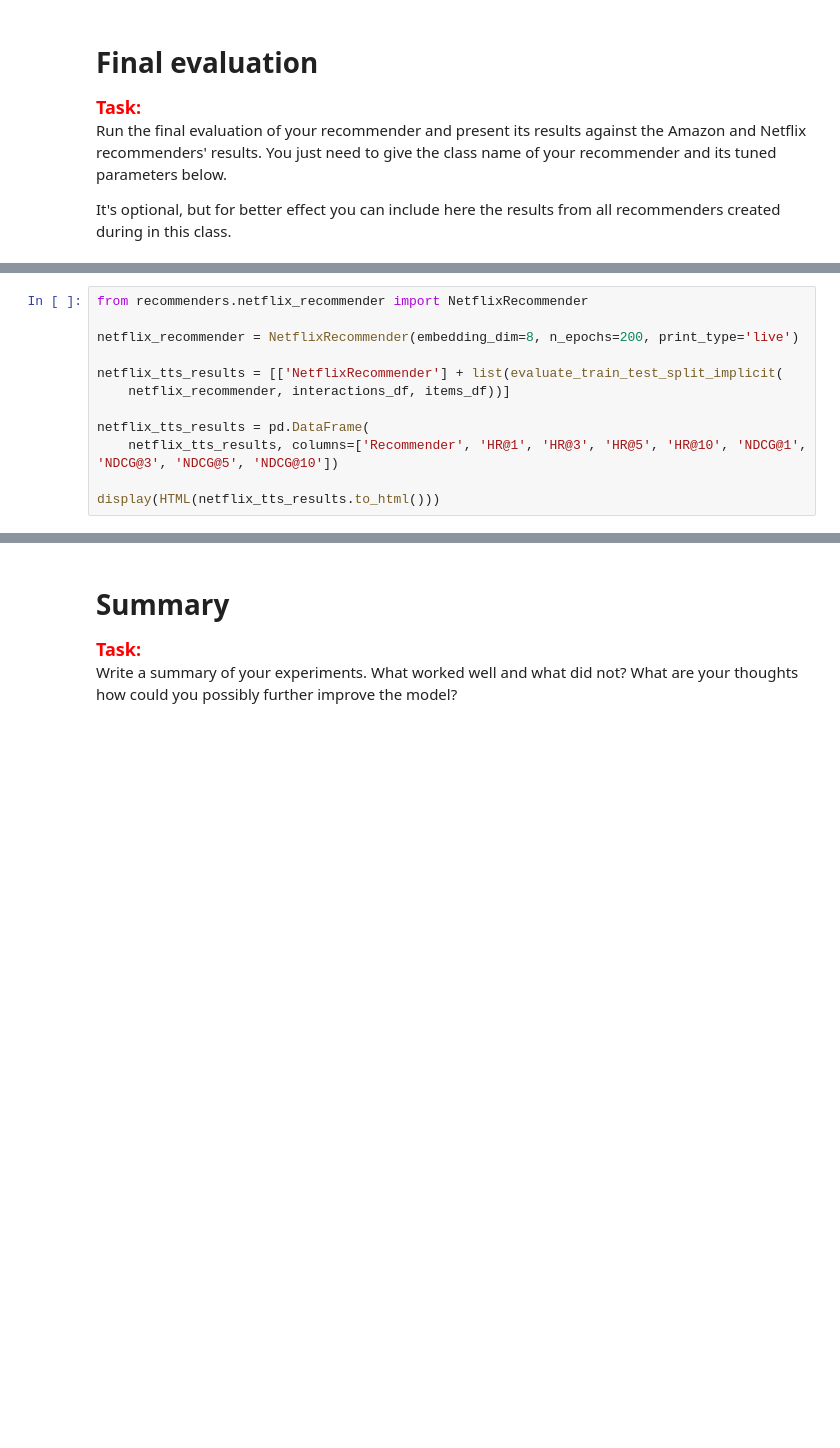
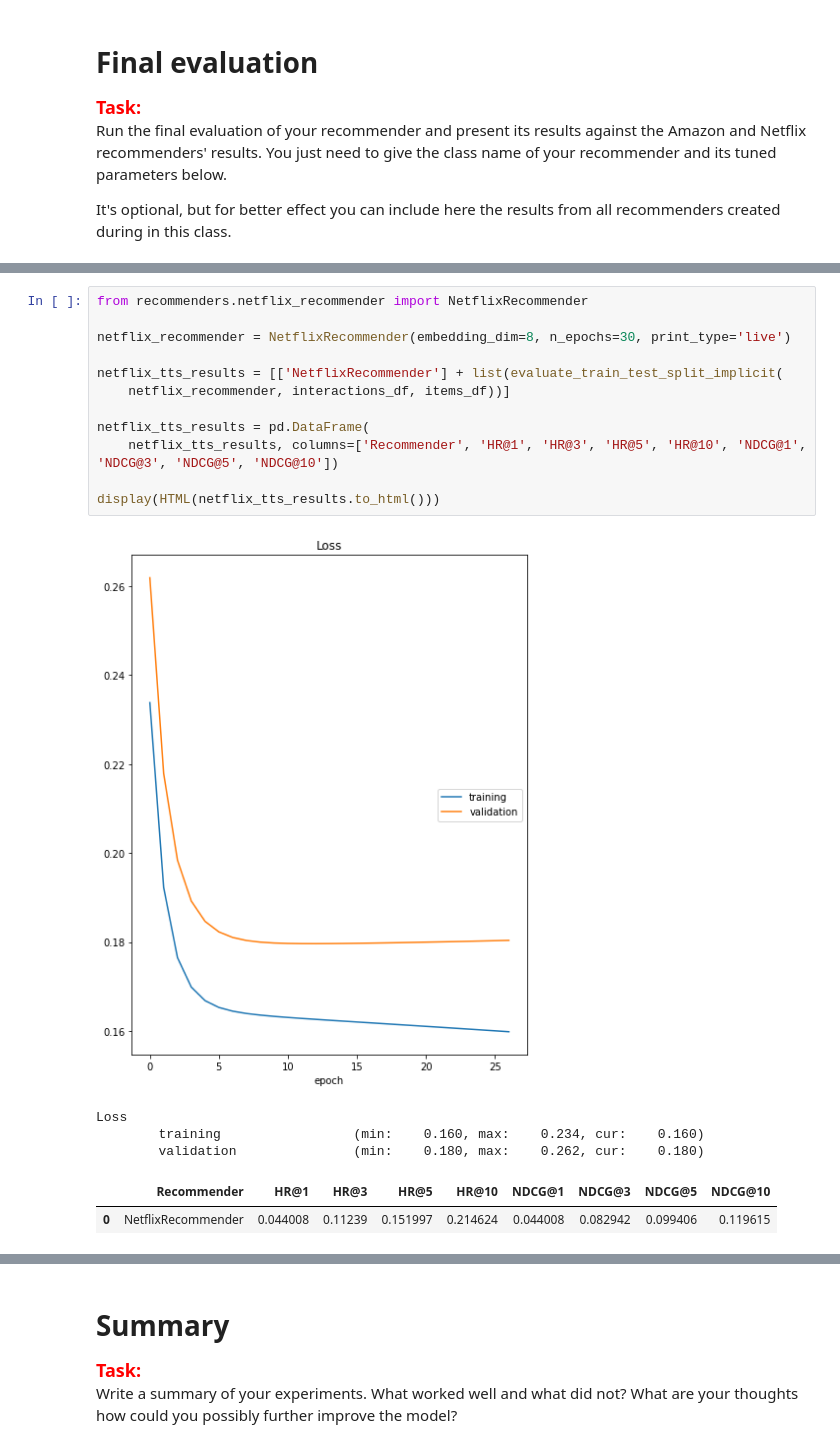
Before and after one commit to dansilecki/recommender-systems-project2, a Jupyter notebook: project_2_recommender_and_evaluation.ipynb, the cells around one changed output, grey strips where cells are left out. Saved outputs shown, nothing was run; the diff lists cells and outputs as text; blank space fills up the shorter version.

Commit message:
recommender done

```diff
--- a/project_2_recommender_and_evaluation.ipynb
+++ b/project_2_recommender_and_evaluation.ipynb
@@ -673,15 +770,22 @@ display(HTML(amazon_tts_results.to_html()))
 # %%
 from recommenders.netflix_recommender import NetflixRecommender
 
-netflix_recommender = NetflixRecommender(embedding_dim=8, n_epochs=200, print_type='live')
+netflix_recommender = NetflixRecommender(embedding_dim=8, n_epochs=30, print_type='live')
 
 netflix_tts_results = [['NetflixRecommender'] + list(evaluate_train_test_split_implicit(
     netflix_recommender, interactions_df, items_df))]
 
 netflix_tts_results = pd.DataFrame(
     netflix_tts_results, columns=['Recommender', 'HR@1', 'HR@3', 'HR@5', 'HR@10', 'NDCG@1', 'NDCG@3', 'NDCG@5', 'NDCG@10'])
 
 display(HTML(netflix_tts_results.to_html()))
+# %% [output]
+[figure, added]
+Loss
+        training                 (min:    0.160, max:    0.234, cur:    0.160)
+        validation               (min:    0.180, max:    0.262, cur:    0.180)
+|  | Recommender | HR@1 | HR@3 | HR@5 | HR@10 | NDCG@1 | NDCG@3 | NDCG@5 | NDCG@10 |
+| 0 | NetflixRecommender | 0.044008 | 0.11239 | 0.151997 | 0.214624 | 0.044008 | 0.082942 | 0.099406 | 0.119615 |
 # %%
 tts_results = pd.concat([nn_tts_results, amazon_tts_results, netflix_tts_results]).reset_index(drop=True)
 display(HTML(tts_results.to_html()))
```
Also changed, not shown: parts of 7 cells of this notebook, 1 other file.
